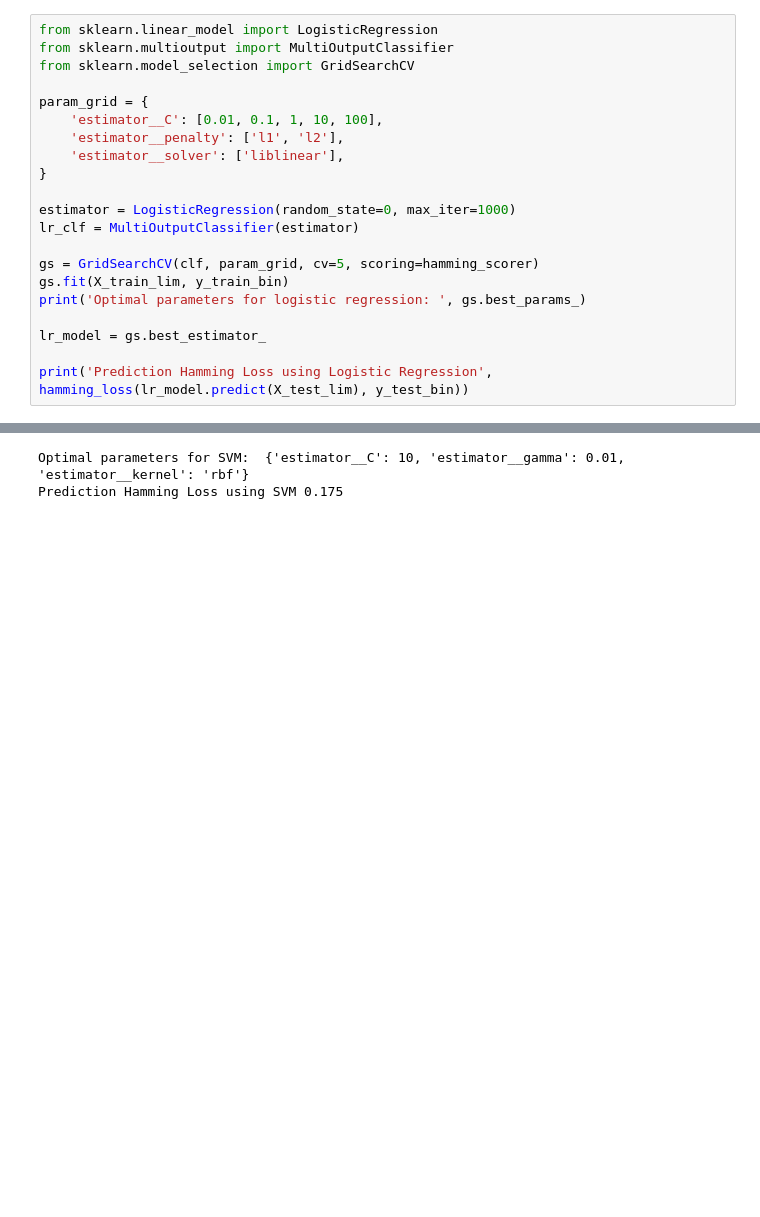
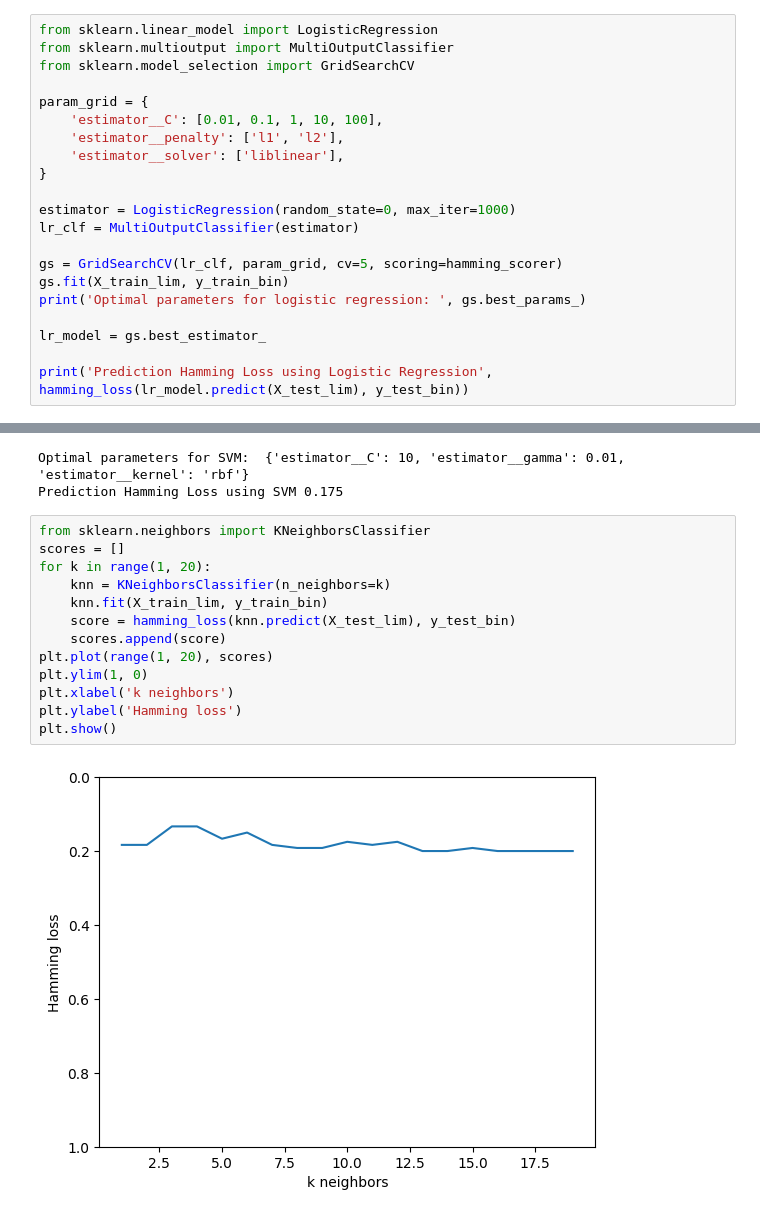
Before and after one commit to KyanLiu/osu-map-classification, a Jupyter notebook: server/training_book.ipynb, the cells around one changed output, grey strips where cells are left out. Saved outputs shown, nothing was run; the diff lists cells and outputs as text; blank space fills up the shorter version.

Commit message:
prototype prediction functions

```diff
--- a/server/training_book.ipynb
+++ b/server/training_book.ipynb
@@ -107,7 +106,7 @@ param_grid = {
 estimator = LogisticRegression(random_state=0, max_iter=1000)
 lr_clf = MultiOutputClassifier(estimator)
 
-gs = GridSearchCV(clf, param_grid, cv=5, scoring=hamming_scorer)
+gs = GridSearchCV(lr_clf, param_grid, cv=5, scoring=hamming_scorer)
 gs.fit(X_train_lim, y_train_bin)
 print('Optimal parameters for logistic regression: ', gs.best_params_)
 
@@ -137,3 +136,18 @@ print('Prediction Hamming Loss using SVM', hamming_loss(svm_model.predict(X_test
 # %% [output]
 Optimal parameters for SVM:  {'estimator__C': 10, 'estimator__gamma': 0.01, 'estimator__kernel': 'rbf'}
 Prediction Hamming Loss using SVM 0.175
+# %%
+from sklearn.neighbors import KNeighborsClassifier
+scores = []
+for k in range(1, 20):
+    knn = KNeighborsClassifier(n_neighbors=k)
+    knn.fit(X_train_lim, y_train_bin)
+    score = hamming_loss(knn.predict(X_test_lim), y_test_bin)
+    scores.append(score)
+plt.plot(range(1, 20), scores)
+plt.ylim(1, 0)
+plt.xlabel('k neighbors')
+plt.ylabel('Hamming loss')
+plt.show()
+# %% [output]
+[figure, added]
```
Also changed, not shown: parts of 2 cells of this notebook, 2 other files.
